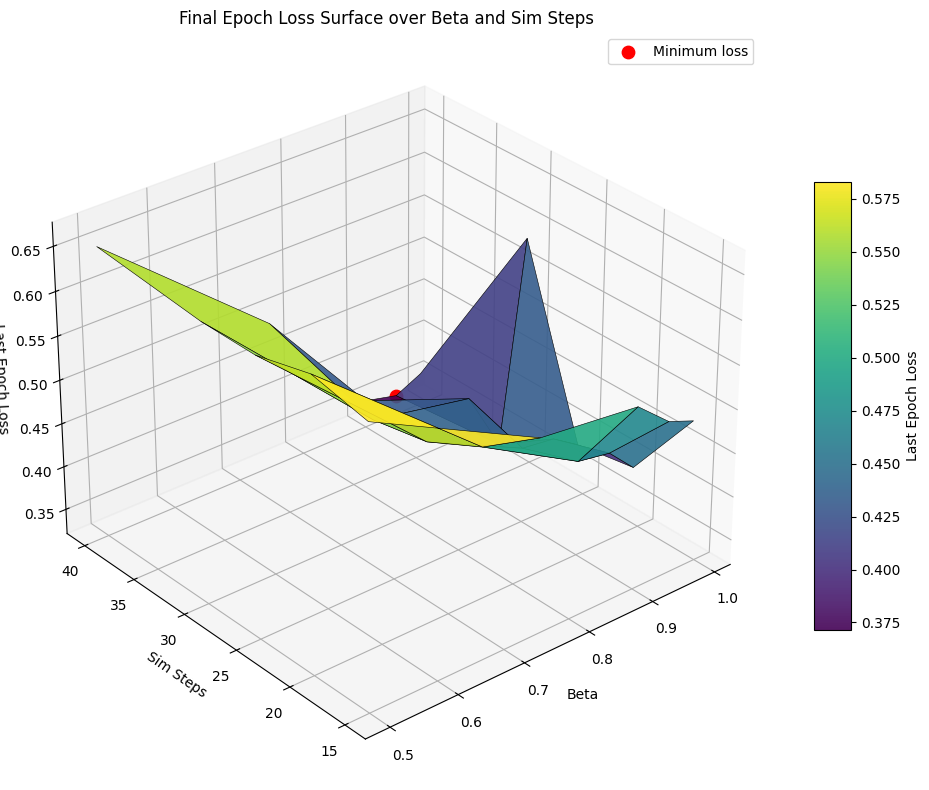
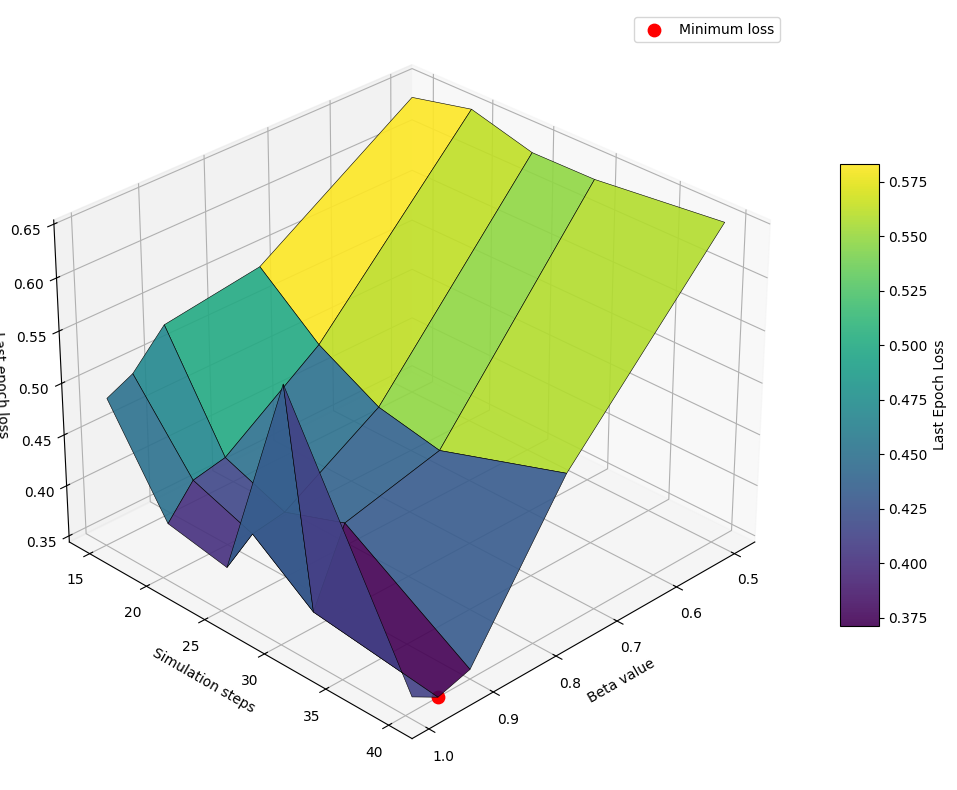
The change to this notebook cell's code, shown as a diff; its figure went from the first image to the second:
--- before
+++ after
@@ -6,4 +6,7 @@
 # Build 3D surfaces of final-epoch metrics over (beta, sim_steps).
 import numpy as np
+
+# Zoom control for the 3D axes. Values > 1 expand the visible range; values < 1 zoom in.
+axis_scalar = 1
 
 files = sorted(glob('../output_results/E_sent/hypr-1/hypr-1_*.json'))
@@ -77,9 +80,11 @@
 ax1.legend()
 
-ax1.set_title('Final Epoch Loss Surface over Beta and Sim Steps')
-ax1.set_xlabel('Beta')
-ax1.set_ylabel('Sim Steps')
-ax1.set_zlabel('Last Epoch Loss')
-ax1.view_init(elev=30, azim=-130)
+ax1.set_xlabel('Beta value')
+ax1.set_ylabel('Simulation steps')
+ax1.set_zlabel('Last epoch loss')
+z_min, z_max = np.nanmin(Z_loss), np.nanmax(Z_loss)
+z_pad = (z_max - z_min) * (axis_scalar - 1.0) / 2.0
+ax1.set_zlim(z_min - z_pad, z_max + z_pad)
+ax1.view_init(elev=30, azim=45)
 plt.tight_layout()
 plt.show()
@@ -96,8 +101,10 @@
 ax2.legend()
 
-ax2.set_title('Final Epoch Accuracy Surface over Beta and Sim Steps')
-ax2.set_xlabel('Beta')
-ax2.set_ylabel('Sim Steps')
-ax2.set_zlabel('Last Epoch Accuracy')
+ax2.set_xlabel('Beta value')
+ax2.set_ylabel('Simulation steps')
+ax2.set_zlabel('Last epoch accuracy')
+z_min, z_max = np.nanmin(Z_acc), np.nanmax(Z_acc)
+z_pad = (z_max - z_min) * (axis_scalar - 1.0) / 2.0
+ax2.set_zlim(z_min - z_pad, z_max + z_pad)
 ax2.view_init(elev=30, azim=-130)
 plt.tight_layout()

Commit: upd